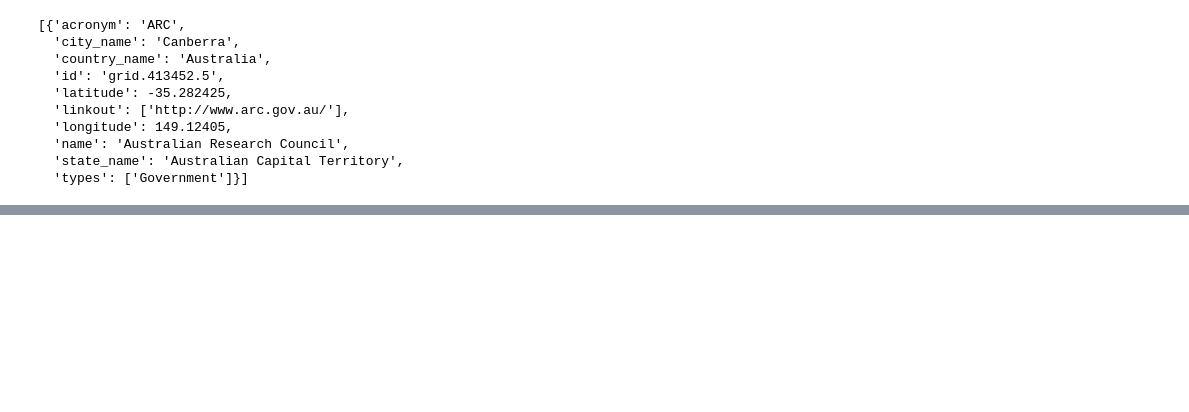
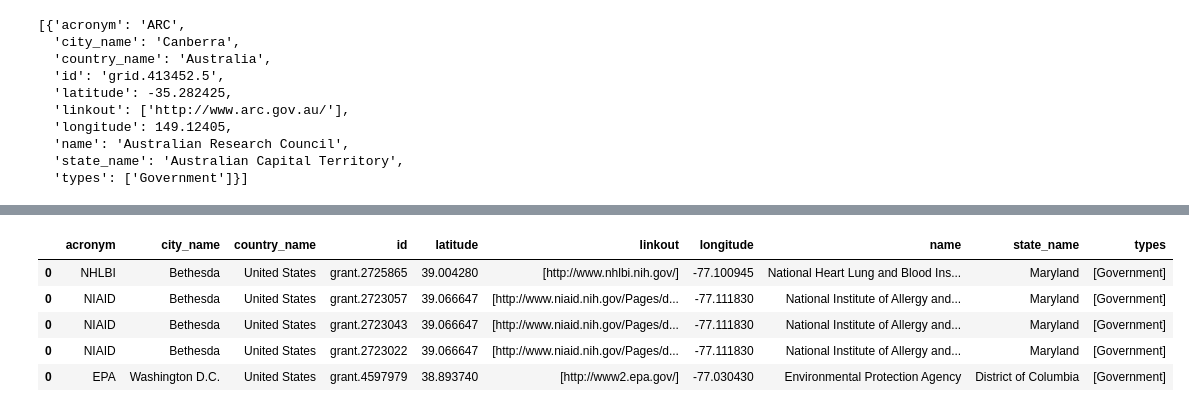
Before and after one commit to awekim/dimensions_data, a Jupyter notebook: Dimensions_funding_imports.ipynb, the cells around one changed output, grey strips where cells are left out. Saved outputs shown, nothing was run; the diff lists cells and outputs as text; code cells hidden in the pictures; blank space fills up the shorter version.

```diff
--- a/Dimensions_funding_imports.ipynb
+++ b/Dimensions_funding_imports.ipynb
@@ -79,6 +79,14 @@ for office in offices:
         pub_grant_list = pub_grant_list.drop(pub_grant_list.index[0:499])
 
     pub_grant_df.to_csv(dir+"publication/pub_grant_df_"+office+".csv", index=False)
+
+    pub_funders_df = pd.DataFrame()
+    for i in range(pub_grant_df.shape[0]):
+        temp_data = pd.DataFrame.from_records(pub_grant_df['funder_orgs'][i])
+        temp_data['id'] = pub_grant_df['id'][i]
+        pub_funders_df = pd.concat([pub_funders_df, temp_data], axis=0)
+
+    pub_funders_df.to_csv(dir+"publication/pub_funders_df_"+office+".csv", index=False)
 # %% [output]
 Starting iteration with limit=1000 skip=0 ...
 0-499 / 499 (2.53s)
@@ -127,3 +135,20 @@ grant_data_df['funder_orgs'][0]
   'name': 'Australian Research Council',
   'state_name': 'Australian Capital Territory',
   'types': ['Government']}]
+# %%
+pub_grant_all = pd.read_csv(dir+"publication/pub_grant_list_"+office+".csv")
+pub_grant_list = pd.DataFrame(pub_grant_all['supporting_grant_ids'].unique(), columns=['supporting_grant_ids'])
+
+inloop = math.ceil(pub_grant_list.shape[0]/500)+1
+pub_grant_df = pd.DataFrame() # Create empty data.frame
+# %%
+intemp = pub_grant_list.iloc[0:499,]
+query = """search grants
+            where id in """+'''['''+','.join(f'"{x}"' for x in intemp['supporting_grant_ids'].to_list())+''']'''+"""
+            return grants"""
+intemp_data = dsl.query_iterative(query)
+intemp_data = intemp_data.as_dataframe()
+
+pub_grant_df = pd.concat([pub_grant_df, intemp_data], axis=0)
+
+pub_grant_list = pub_grant_list.drop(pub_grant_list.index[0:499])
@@ -129,0 +169,17 @@ grant_data_df['funder_orgs'][0]
+# %%
+pub_funders_df = pd.DataFrame()
+for i in range(pub_grant_df.shape[0]):
+    temp_data = pd.DataFrame.from_records(pub_grant_df['funder_orgs'][i])
+    temp_data['id'] = pub_grant_df['id'][i]
+    pub_funders_df = pd.concat([pub_funders_df, temp_data], axis=0)
+
+pub_funders_df.to_csv(dir+"publication/pub_funders_df_"+year+"_"+office+".csv", index=False)
+# %%
+pub_funders_df.head()
+# %% [output]
+|  | acronym | city_name | country_name | id | latitude | linkout | longitude | name | state_name | types |
+| 0 | NHLBI | Bethesda | United States | grant.2725865 | 39.004280 | [http://www.nhlbi.nih.gov/] | -77.100945 | National Heart Lung and Blood Ins... | Maryland | [Government] |
+| 0 | NIAID | Bethesda | United States | grant.2723057 | 39.066647 | [http://www.niaid.nih.gov/Pages/d... | -77.111830 | National Institute of Allergy and... | Maryland | [Government] |
+| 0 | NIAID | Bethesda | United States | grant.2723043 | 39.066647 | [http://www.niaid.nih.gov/Pages/d... | -77.111830 | National Institute of Allergy and... | Maryland | [Government] |
+| 0 | NIAID | Bethesda | United States | grant.2723022 | 39.066647 | [http://www.niaid.nih.gov/Pages/d... | -77.111830 | National Institute of Allergy and... | Maryland | [Government] |
+| 0 | EPA | Washington D.C. | United States | grant.4597979 | 38.893740 | [http://www2.epa.gov/] | -77.030430 | Environmental Protection Agency | District of Columbia | [Government] |
```
Also changed, not shown: parts of 3 cells of this notebook, 4 other files.
